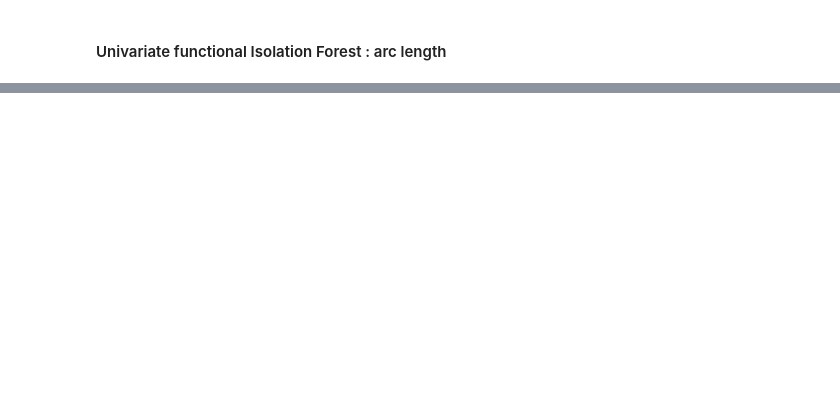
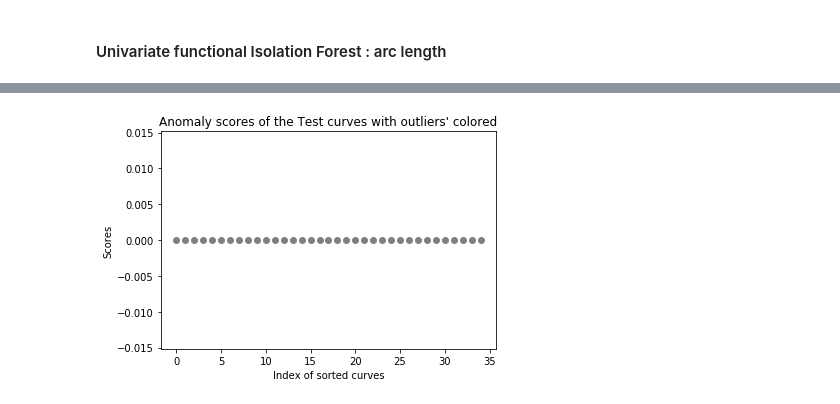
Before and after one commit to Clej/curve_shape_analysis, a Jupyter notebook: example2.ipynb, the cells around one changed output, grey strips where cells are left out. Drawn from its saved outputs; the diff is of its cells as text; code cells hidden in the pictures; blank space fills up the shorter version.

```diff
--- a/example2.ipynb
+++ b/example2.ipynb
@@ -139,0 +140,6 @@ fifor.plot_scores(arc_length, targets, target_names)
+# %%
+import numpy as np
+labels = targets.copy()
+labels[np.where((labels==0) | (labels==1) | (labels == 2))[0]] = 0 # all oceans except pacific are inliers
+labels[np.where(labels==3)[0]] = 1 # curves of pacific ocean are outliers
+labels
@@ -139,0 +172,8 @@ fifor.plot_scores(arc_length, targets, target_names)
+# %%
+from sklearn.neighbors import KNeighborsClassifier
+cc = outlier_detection.CustomClassifierWDA(clf=KNeighborsClassifier,
+        projection_size=1, reg=100, contamination=0.1, n_neighbors=4)
+cc.fit(fd_smoothed, labels)
+pred_cc = cc.predict(fd_smoothed)
+scores_cc = cc.score_samples(fd_smoothed)
+eval_cc = cc.eval_performances(fd_smoothed, labels)
@@ -139,0 +190,4 @@ fifor.plot_scores(arc_length, targets, target_names)
+# %%
+cc.plot_scores(fd_smoothed)
+# %% [output]
+[figure, added]
```
Also changed, not shown: parts of 22 cells of this notebook.
